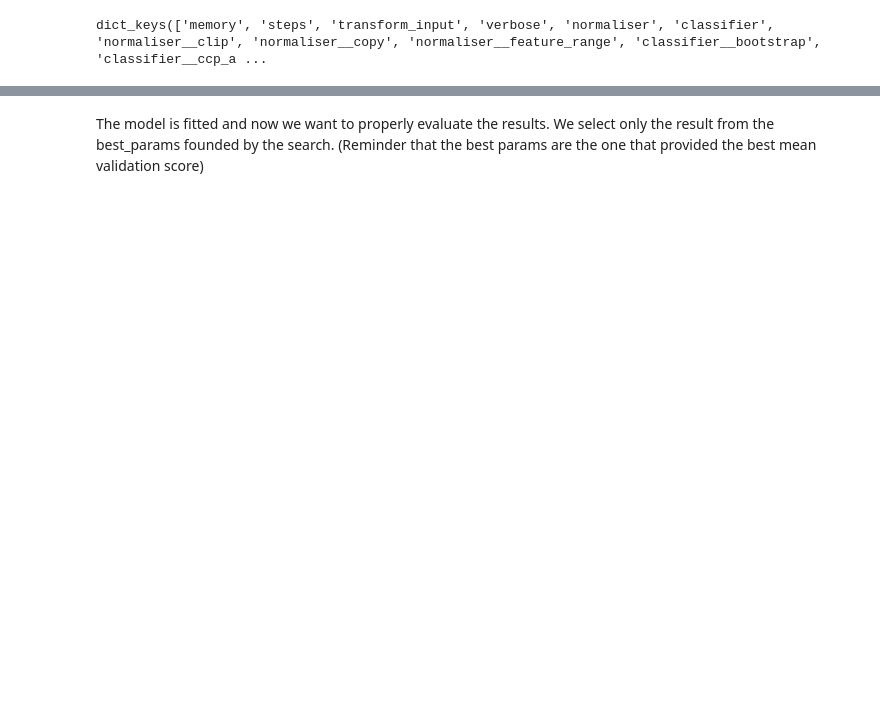
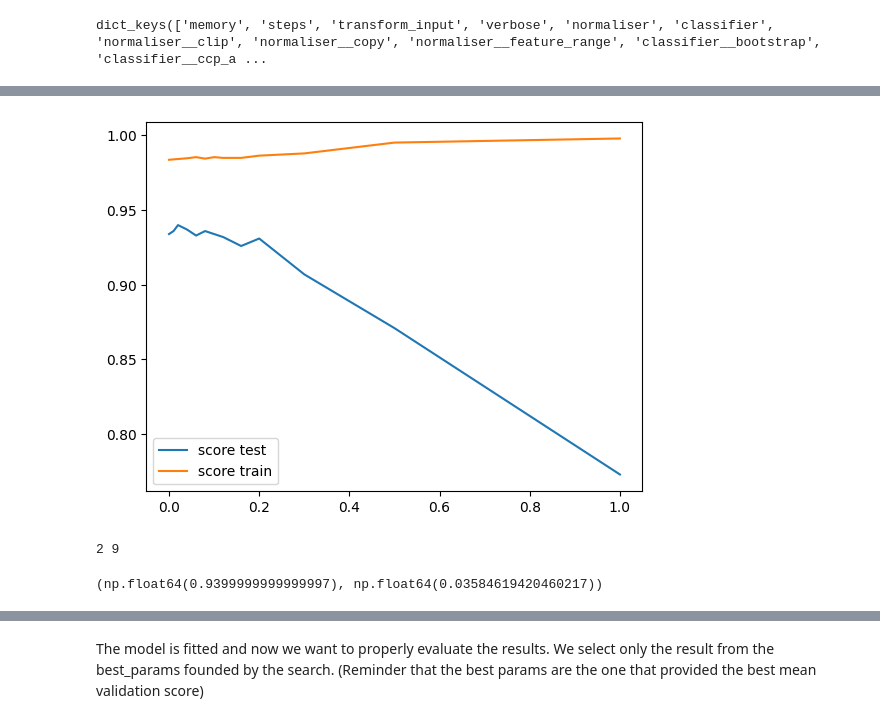
Before and after one commit to Loudwig/CardiacPathoPrediction, a Jupyter notebook: main.ipynb, the cells around one changed output, grey strips where cells are left out. Saved outputs shown, nothing was run; the diff lists cells and outputs as text; code cells hidden in the pictures; blank space fills up the shorter version.

```diff
--- a/main.ipynb
+++ b/main.ipynb
@@ -75 +54,31 @@ param_grid = {
 }
+# %%
+test = []
+train = []
+cv_res = []
+for noise_factor in [0,0.01,0.02,0.04,0.06,0.08,0.1,0.12,0.16,0.2,0.3,0.5,1]:
+    train_i = []
+    test_i = []
+    for _ in range(10):
+        # just to have different noise each time
+        X = augment_data(X_origin,noise_factor=noise_factor)
+        X = X.map(lambda x: max(0, x))# because we min max after
+        grid_search = GridSearchCV(pipeline,param_grid=param_grid,cv=5,verbose=1,return_train_score=True)
+        grid_search.fit(X,y["Category"])
+
+        best_params = grid_search.best_params_
+        results = grid_search.cv_results_
+        # Only keep the cv result for the best paramaters.
+        best_idx = results['params'].index(best_params)
+        mean_train_score = results['mean_train_score'][best_idx]
+        mean_valid_score = results['mean_test_score'][best_idx]
+        std_train_score = results['std_train_score'][best_idx]
+        std_valid_score = results['std_test_score'][best_idx]
+        test_i.append((mean_valid_score,std_valid_score))
+        train_i.append((mean_train_score,std_train_score))
+
+    print(f'validation : (mean : {np.mean([x[0] for x in test_i])} | std : {np.mean([x[1] for x in test_i])})')
+    print(f'trainning : (mean : {np.mean([x[0] for x in train_i])} | std : {np.mean([x[1] for x in train_i])})')
+
+    test.append((np.mean([x[0] for x in test_i]),np.mean([x[1] for x in test_i])))
+    train.append((np.mean([x[0] for x in train_i]),np.mean([x[1] for x in train_i])))
@@ -75,0 +103,18 @@ param_grid = {
+# %%
+import matplotlib.pyplot as plt
+
+plt.figure()
+plt.plot([0,0.01,0.02,0.04,0.06,0.08,0.1,0.12,0.16,0.2,0.3,0.5,1],[i[0] for i in test],label="score test")
+plt.plot([0,0.01,0.02,0.04,0.06,0.08,0.1,0.12,0.16,0.2,0.3,0.5,1],[i[0] for i in train],label = "score train")
+plt.legend()
+plt.show()
+# %% [output]
+[figure, added]
+# %%
+i = np.argmax([i[0] for i in test])
+j = np.argmin([i[1] for i in test])
+print(i,j)
+test[i][0],test[j][1]
+# %% [output]
+2 9
+(np.float64(0.9399999999999997), np.float64(0.03584619420460217))
```
Also changed, not shown: parts of 13 cells of this notebook, 6 other files.
